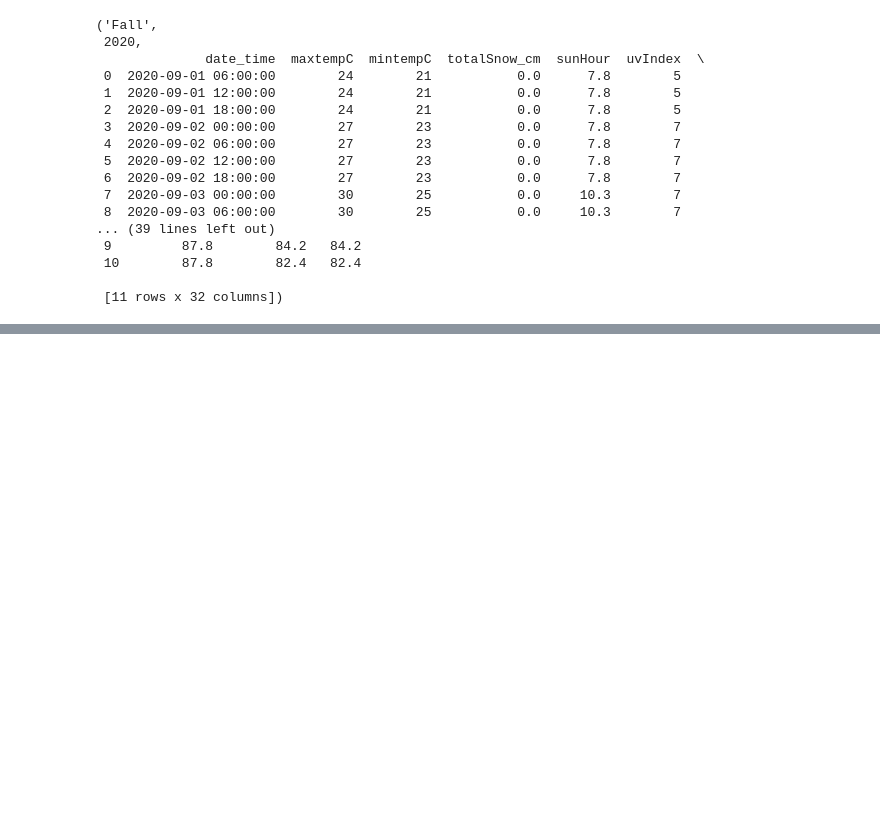
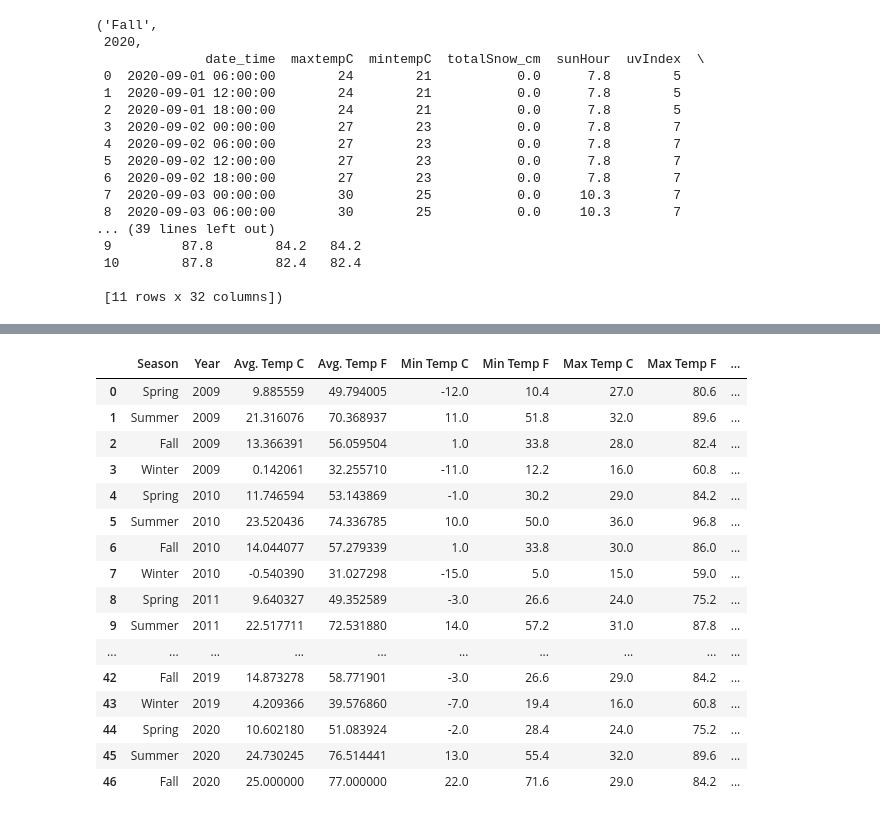
Before and after one commit to BloomTech-Labs/Labs26-Citrics-DS-TeamA, a Jupyter notebook: notebooks/Historic_Weather.ipynb, the cells around one changed output, grey strips where cells are left out. Drawn from its saved outputs; the diff is of its cells as text; code cells hidden in the pictures; blank space fills up the shorter version.

Commit message:
temp df

```diff
--- a/notebooks/Historic_Weather.ipynb
+++ b/notebooks/Historic_Weather.ipynb
@@ -331,16 +315,27 @@ subsets[-1]
 
  [11 rows x 32 columns])
 # %%
-tempC = []
+temp = []
 
 for sub in subsets:
-    tempC.append((sub[0], sub[1], sub[2].tempC.describe()[1:]))
+    tuple_ = (
+        sub[0],
+        sub[1],
+        sub[2].tempC.describe()[1:],
+        sub[2].tempF.describe()[1:]
+    )
 
-for table in tempC:
+    temp.append(tuple_)
+
+for table in temp:
     print(f"{table[0]} {table[1]}")
     print("------------------")
+    print("Celsius")
     print(table[2])
     print("")
+    print("Fahrenheit")
+    print(table[3])
+    print("")
 # %% [output]
 Spring 2009
 ------------------
@@ -361,0 +357,51 @@ Name: tempC, dtype: float64
+# %%
+Season = []
+Year = []
+avg_tempC = []
+avg_tempF = []
+min_tempC = []
+min_tempF = []
+max_tempC = []
+max_tempF = []
+med_tempC = []
+med_tempF = []
+std_C = []
+std_F = []
+
+
+
+for table in temp:
+    Season.append(table[0])
+    Year.append(table[1])
+    avg_tempC.append(table[2]["mean"])
+    avg_tempF.append(table[3]["mean"])
+    min_tempC.append(table[2]["min"])
+    min_tempF.append(table[3]["min"])
+    max_tempC.append(table[2]["max"])
+    max_tempF.append(table[3]["max"])
+    med_tempC.append(table[2]["50%"])
+    med_tempF.append(table[3]["50%"])
+    std_C.append(table[2]["std"])
+    std_F.append(table[3]["std"])
+
+
+temp = {
+    "Season" : Season,
+    "Year" : Year,
+    "Avg. Temp C" : avg_tempC,
+    "Avg. Temp F" : avg_tempF,
+    "Min Temp C" : min_tempC,
+    "Min Temp F" : min_tempF,
+    "Max Temp C" : max_tempC,
+    "Max Temp F" : max_tempF,
+    "Median Temp C" : med_tempC,
+    "Median Temp F" : med_tempF,
+    "Standard Deviation C" : std_C,
+    "Standard Deviation F" : std_F
+}
+
+temp_df = pd.DataFrame(temp)
+
+print(temp_df.shape)
+temp_df
+# %% [output]
@@ -361,0 +409,17 @@ Name: tempC, dtype: float64
+|  | Season | Year | Avg. Temp C | Avg. Temp F | Min Temp C | Min Temp F | Max Temp C | Max Temp F | ... |
+| 0 | Spring | 2009 | 9.885559 | 49.794005 | -12.0 | 10.4 | 27.0 | 80.6 | ... |
+| 1 | Summer | 2009 | 21.316076 | 70.368937 | 11.0 | 51.8 | 32.0 | 89.6 | ... |
+| 2 | Fall | 2009 | 13.366391 | 56.059504 | 1.0 | 33.8 | 28.0 | 82.4 | ... |
+| 3 | Winter | 2009 | 0.142061 | 32.255710 | -11.0 | 12.2 | 16.0 | 60.8 | ... |
+| 4 | Spring | 2010 | 11.746594 | 53.143869 | -1.0 | 30.2 | 29.0 | 84.2 | ... |
+| 5 | Summer | 2010 | 23.520436 | 74.336785 | 10.0 | 50.0 | 36.0 | 96.8 | ... |
+| 6 | Fall | 2010 | 14.044077 | 57.279339 | 1.0 | 33.8 | 30.0 | 86.0 | ... |
+| 7 | Winter | 2010 | -0.540390 | 31.027298 | -15.0 | 5.0 | 15.0 | 59.0 | ... |
+| 8 | Spring | 2011 | 9.640327 | 49.352589 | -3.0 | 26.6 | 24.0 | 75.2 | ... |
+| 9 | Summer | 2011 | 22.517711 | 72.531880 | 14.0 | 57.2 | 31.0 | 87.8 | ... |
+| ... | ... | ... | ... | ... | ... | ... | ... | ... | ... |
+| 42 | Fall | 2019 | 14.873278 | 58.771901 | -3.0 | 26.6 | 29.0 | 84.2 | ... |
+| 43 | Winter | 2019 | 4.209366 | 39.576860 | -7.0 | 19.4 | 16.0 | 60.8 | ... |
+| 44 | Spring | 2020 | 10.602180 | 51.083924 | -2.0 | 28.4 | 24.0 | 75.2 | ... |
+| 45 | Summer | 2020 | 24.730245 | 76.514441 | 13.0 | 55.4 | 32.0 | 89.6 | ... |
+| 46 | Fall | 2020 | 25.000000 | 77.000000 | 22.0 | 71.6 | 29.0 | 84.2 | ... |
```
Also changed, not shown: parts of 6 cells of this notebook.
